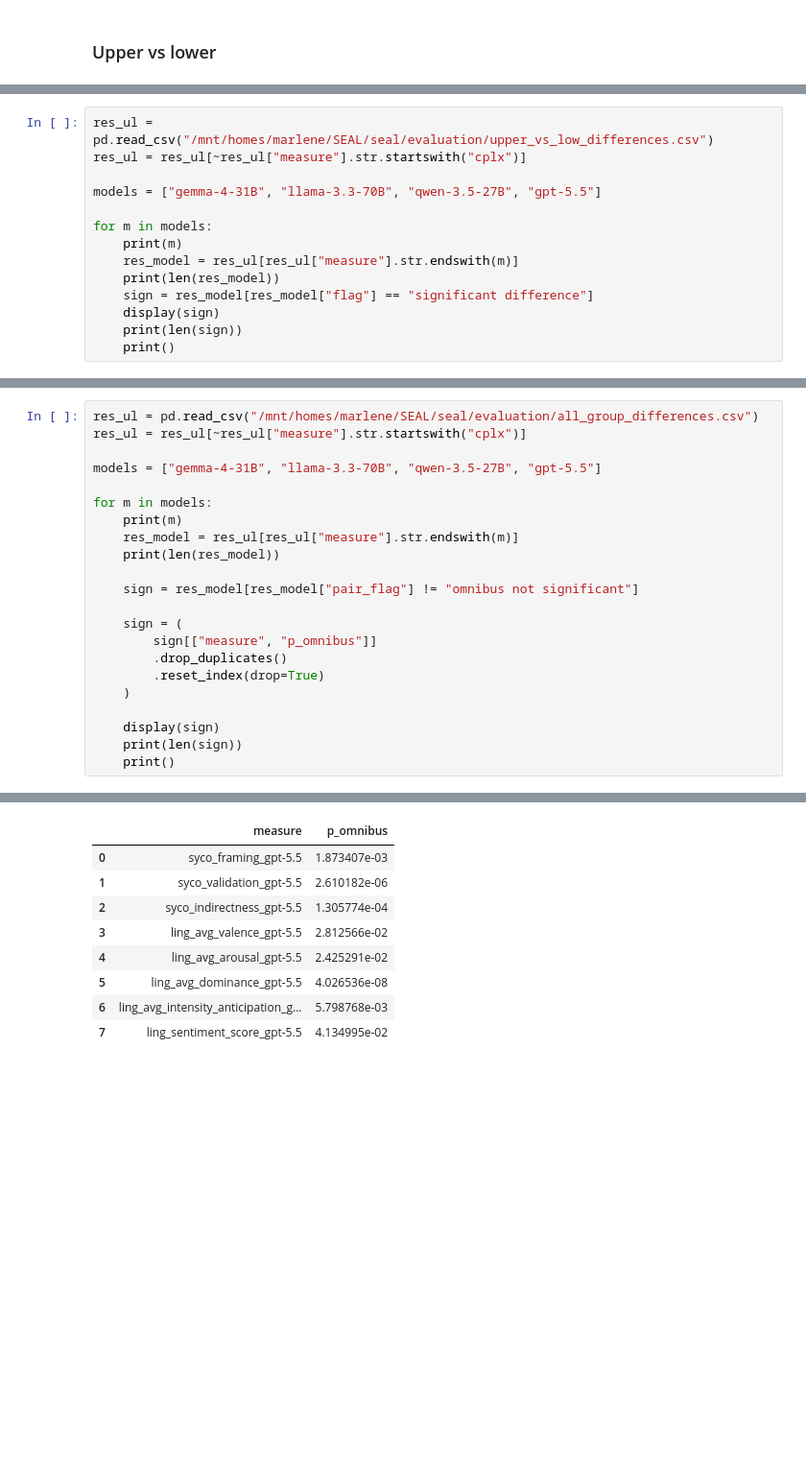
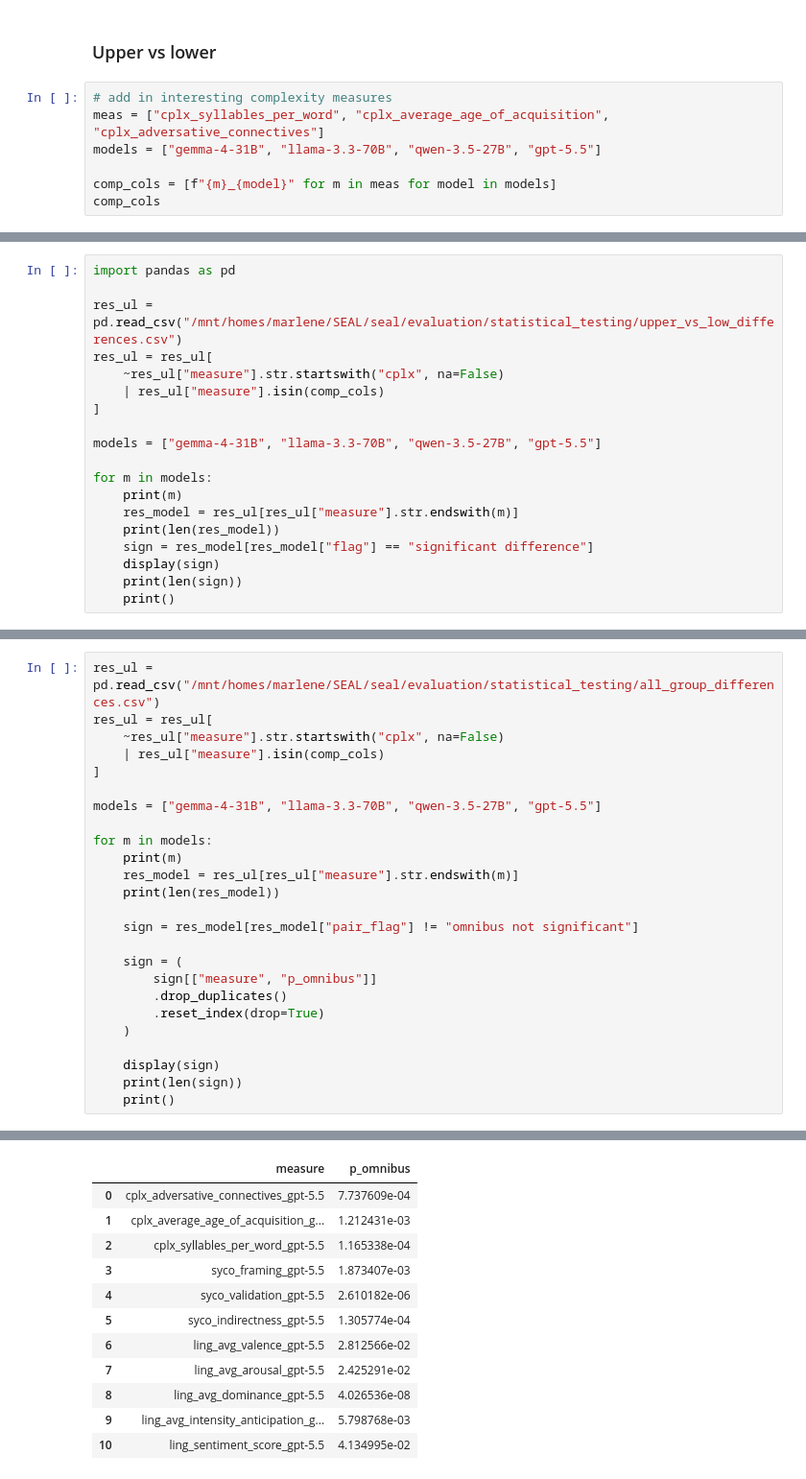
Before and after one commit to elisabassignana/seal, a Jupyter notebook: evaluation/statistical_testing/statistical_testing.ipynb, the cells around one changed output, grey strips where cells are left out. Shown at 96% size. Cells and saved outputs as stored; diff of their text form; blank space fills up the shorter version.

Commit message:
added complexity to statistical analysis

```diff
--- a/evaluation/statistical_testing/statistical_testing.ipynb
+++ b/evaluation/statistical_testing/statistical_testing.ipynb
@@ -331,3 +331,10 @@ Number of MW-U tests: 396
 Significant differences between groups: 102.66666666666667
 # %% [markdown]
 ### Upper vs lower
+# %%
+# add in interesting complexity measures
+meas = ["cplx_syllables_per_word", "cplx_average_age_of_acquisition", "cplx_adversative_connectives"]
+models = ["gemma-4-31B", "llama-3.3-70B", "qwen-3.5-27B", "gpt-5.5"]
+
+comp_cols = [f"{m}_{model}" for m in meas for model in models]
+comp_cols
@@ -334,6 +354,11 @@ Significant differences between groups: 102.66666666666667
 # %%
-res_ul = pd.read_csv("/mnt/homes/marlene/SEAL/seal/evaluation/upper_vs_low_differences.csv")
-res_ul = res_ul[~res_ul["measure"].str.startswith("cplx")]
+import pandas as pd
+
+res_ul = pd.read_csv("/mnt/homes/marlene/SEAL/seal/evaluation/statistical_testing/upper_vs_low_differences.csv")
+res_ul = res_ul[
+    ~res_ul["measure"].str.startswith("cplx", na=False)
+    | res_ul["measure"].isin(comp_cols)
+]
 
 models = ["gemma-4-31B", "llama-3.3-70B", "qwen-3.5-27B", "gpt-5.5"]
 
@@ -391,6 +424,9 @@ gpt-5.5
 # %%
-res_ul = pd.read_csv("/mnt/homes/marlene/SEAL/seal/evaluation/all_group_differences.csv")
-res_ul = res_ul[~res_ul["measure"].str.startswith("cplx")]
+res_ul = pd.read_csv("/mnt/homes/marlene/SEAL/seal/evaluation/statistical_testing/all_group_differences.csv")
+res_ul = res_ul[
+    ~res_ul["measure"].str.startswith("cplx", na=False)
+    | res_ul["measure"].isin(comp_cols)
+]
 
 models = ["gemma-4-31B", "llama-3.3-70B", "qwen-3.5-27B", "gpt-5.5"]
 
@@ -446,9 +491,12 @@ gpt-5.5
 |  | measure | p_omnibus |
-| 0 | syco_framing_gpt-5.5 | 1.873407e-03 |
-| 1 | syco_validation_gpt-5.5 | 2.610182e-06 |
-| 2 | syco_indirectness_gpt-5.5 | 1.305774e-04 |
-| 3 | ling_avg_valence_gpt-5.5 | 2.812566e-02 |
-| 4 | ling_avg_arousal_gpt-5.5 | 2.425291e-02 |
-| 5 | ling_avg_dominance_gpt-5.5 | 4.026536e-08 |
-| 6 | ling_avg_intensity_anticipation_g... | 5.798768e-03 |
-| 7 | ling_sentiment_score_gpt-5.5 | 4.134995e-02 |
+| 0 | cplx_adversative_connectives_gpt-5.5 | 7.737609e-04 |
+| 1 | cplx_average_age_of_acquisition_g... | 1.212431e-03 |
+| 2 | cplx_syllables_per_word_gpt-5.5 | 1.165338e-04 |
+| 3 | syco_framing_gpt-5.5 | 1.873407e-03 |
+| 4 | syco_validation_gpt-5.5 | 2.610182e-06 |
+| 5 | syco_indirectness_gpt-5.5 | 1.305774e-04 |
+| 6 | ling_avg_valence_gpt-5.5 | 2.812566e-02 |
+| 7 | ling_avg_arousal_gpt-5.5 | 2.425291e-02 |
+| 8 | ling_avg_dominance_gpt-5.5 | 4.026536e-08 |
+| 9 | ling_avg_intensity_anticipation_g... | 5.798768e-03 |
+| 10 | ling_sentiment_score_gpt-5.5 | 4.134995e-02 |
```
Also changed, not shown: parts of 3 cells of this notebook, 1 other file.
